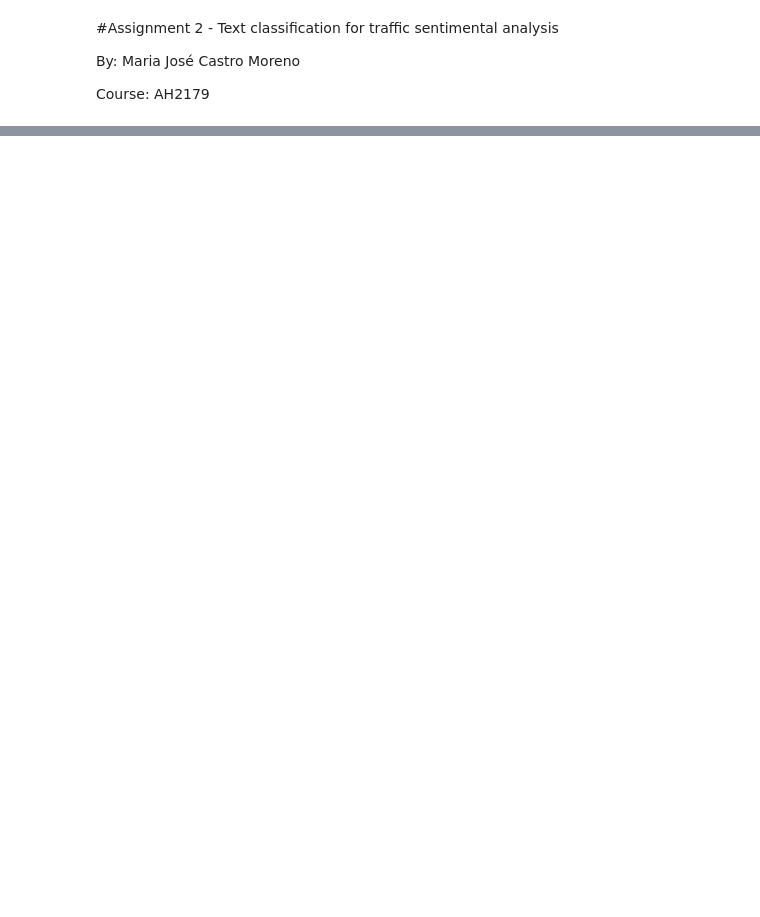
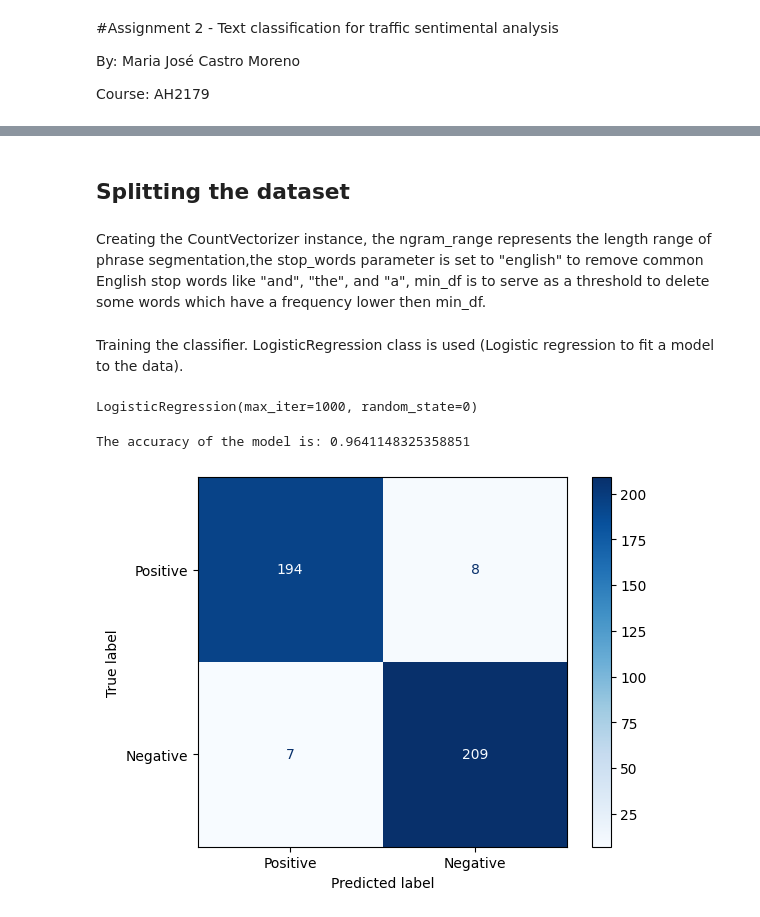
Before and after one commit to mariacastrom00/AI_exercises_MJCM, a Jupyter notebook: Assignment2_AH2179_MJCM.ipynb, the cells around one changed output, grey strips where cells are left out. Saved outputs shown, nothing was run; the diff lists cells and outputs as text; code cells hidden in the pictures; blank space fills up the shorter version.

```diff
--- a/Assignment2_AH2179_MJCM.ipynb
+++ b/Assignment2_AH2179_MJCM.ipynb
@@ -34,0 +81,49 @@ df.head()
+# %%
+# Convert the text to vectorizer
+x = df['Text']
+
+# Obtain the label
+y = df['Sentiment']
+# %% [markdown]
+## Splitting the dataset
+# %%
+# 80/20 split
+from sklearn.model_selection import train_test_split
+
+# Split the train and test data
+x_train, x_test, y_train, y_test = train_test_split(x, y, test_size=0.2, random_state=0, stratify=y)
+# %% [markdown]
+Creating the CountVectorizer instance, the ngram_range represents the length range of phrase segmentation,the stop_words parameter is set to "english" to remove common English stop words like "and", "the", and "a", min_df is to serve as a threshold to delete some words which have a frequency lower then min_df.
+# %%
+from sklearn.feature_extraction.text import CountVectorizer
+
+
+vectorizer = CountVectorizer(ngram_range=(1, 2), stop_words='english', min_df=20)
+
+x_train_vectorized = vectorizer.fit_transform(x_train)
+x_test_vectorized = vectorizer.transform(x_test)
+# %% [markdown]
+Training the classifier. LogisticRegression class is used (Logistic regression to fit a model to the data).
+# %%
+from sklearn.linear_model import LogisticRegression
+
+# Creating the model, maximal iterations 1000, random number generator.
+model = LogisticRegression(max_iter=1000, random_state=0)
+
+# Trains the logistic regression model using the training data.
+model.fit(x_train_vectorized, y_train)
+# %% [output]
+LogisticRegression(max_iter=1000, random_state=0)
+# %%
+%matplotlib inline
+from sklearn.metrics import ConfusionMatrixDisplay as cmd
+from sklearn.metrics import accuracy_score
+
+# Show the results in a confusion matrix
+cmd.from_estimator(model, x_test_vectorized, y_test, display_labels=['Positive','Negative'], cmap='Blues')
+
+# Calculate accuracy
+print('The accuracy of the model is: ' + str(accuracy_score(y_test, model.predict(x_test_vectorized))))
+# %% [output]
+The accuracy of the model is: 0.9641148325358851
+[figure, added]
```
Also changed, not shown: parts of 24 cells of this notebook.
